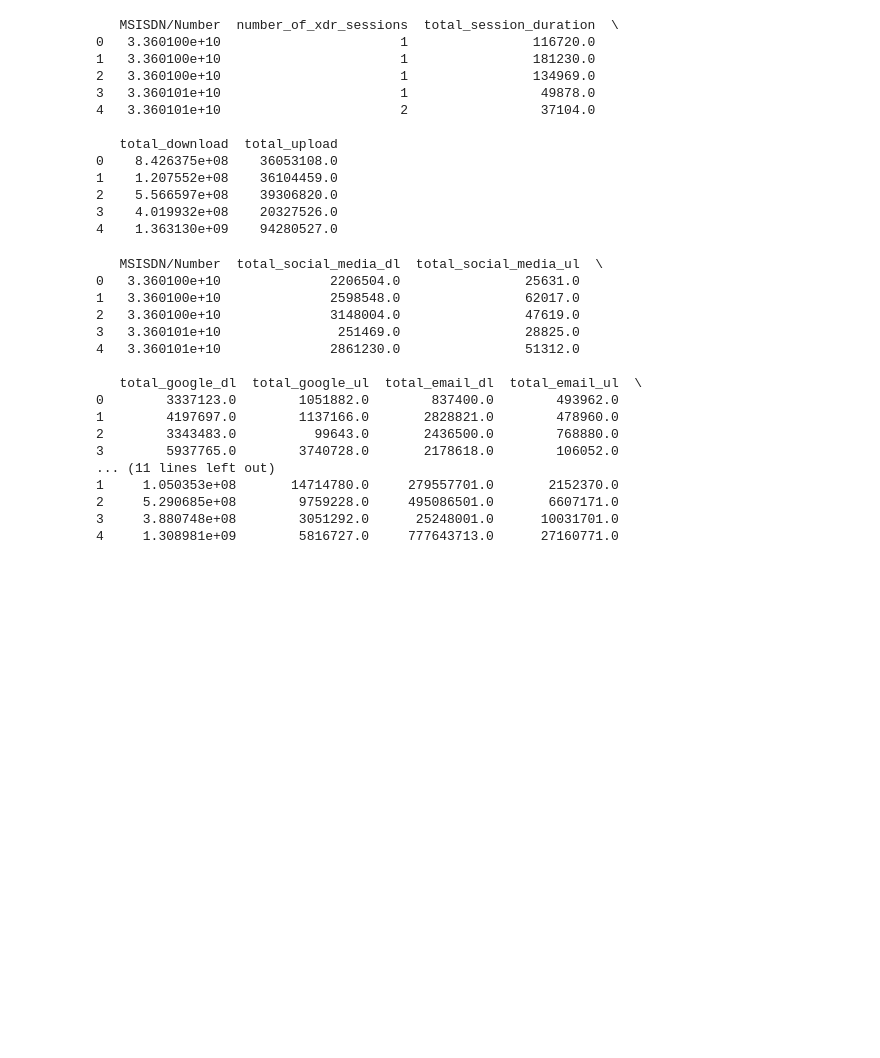
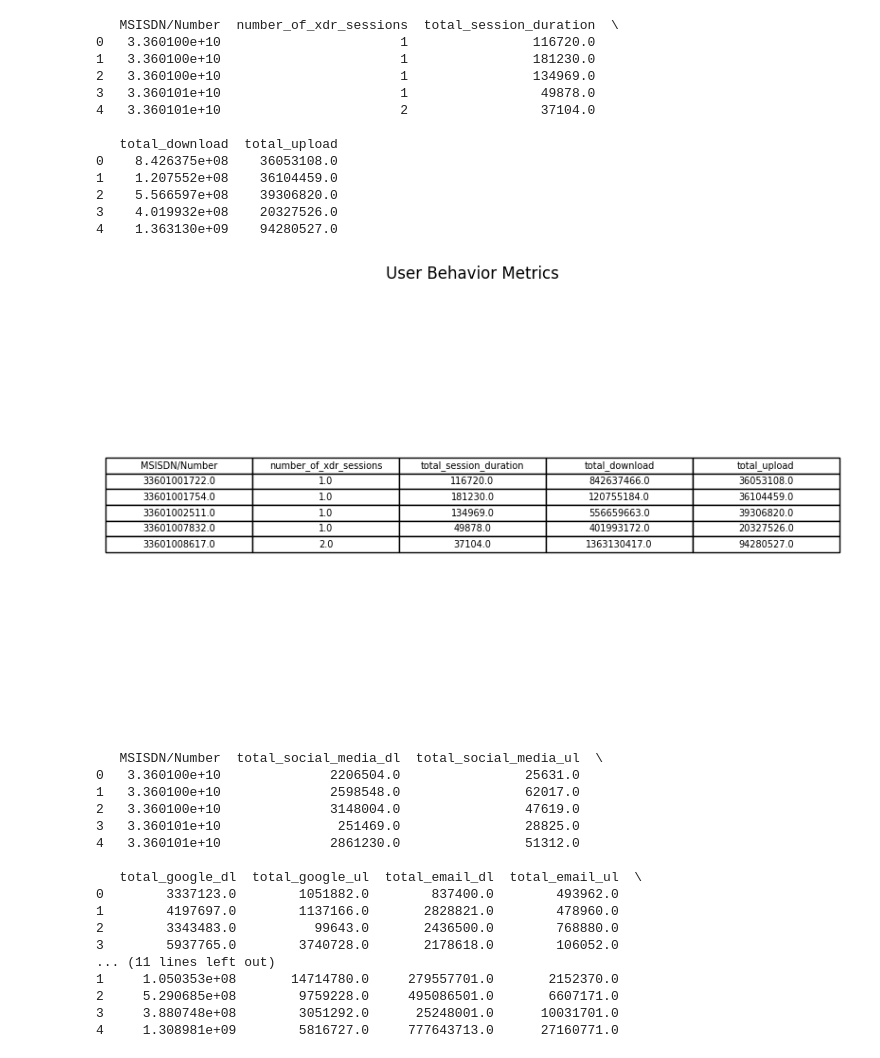
Before and after one commit to teyoatam/TelecomProfitAnalysis, a Jupyter notebook: notebook/Useroverviewanalysis.ipynb, the cells around one changed output. Drawn from its saved outputs; the diff is of its cells as text; code cells hidden in the pictures; blank space fills up the shorter version.

```diff
--- a/notebook/Useroverviewanalysis.ipynb
+++ b/notebook/Useroverviewanalysis.ipynb
@@ -175,6 +231,20 @@ print(user_behavior.head())
 2    5.566597e+08    39306820.0
 3    4.019932e+08    20327526.0
 4    1.363130e+09    94280527.0
+# %%
+
+# Plotting the table using matplotlib
+fig, ax = plt.subplots(figsize=(10, 6))
+ax.axis('tight')
+ax.axis('off')
+table_data = user_behavior.head().values.tolist()
+table_columns = user_behavior.columns.tolist()
+ax.table(cellText=table_data, colLabels=table_columns, cellLoc='center', loc='center')
+
+plt.title('User Behavior Metrics')
+plt.show()
+# %% [output]
+[figure, added]
 # %%
 # List of applications with their corresponding download and upload columns
 app_columns = {
```
Also changed, not shown: parts of 3 cells of this notebook, 19 other files.
